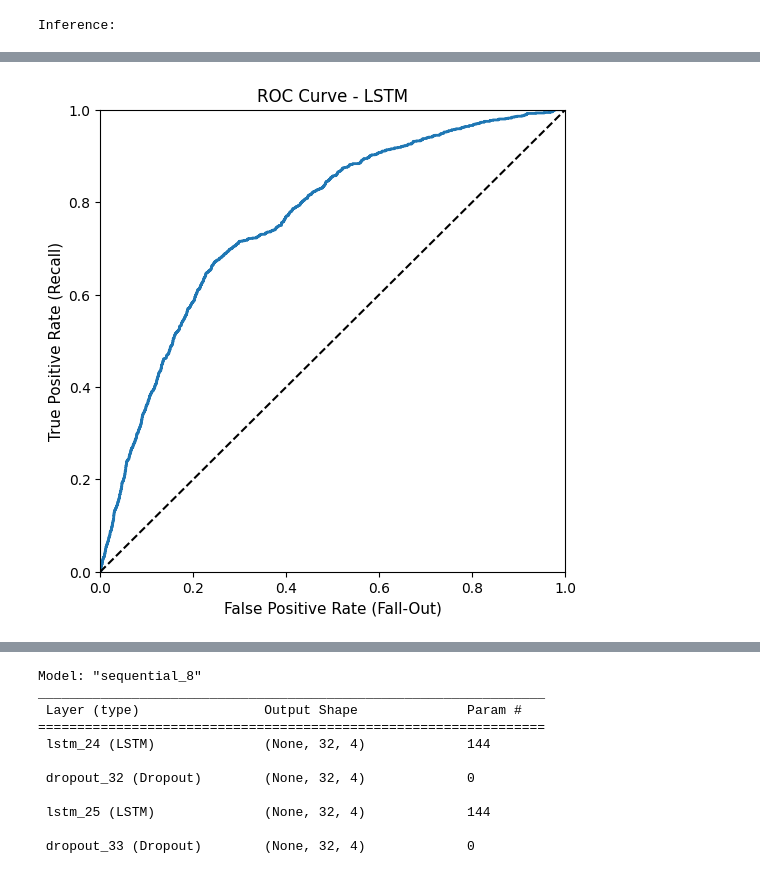
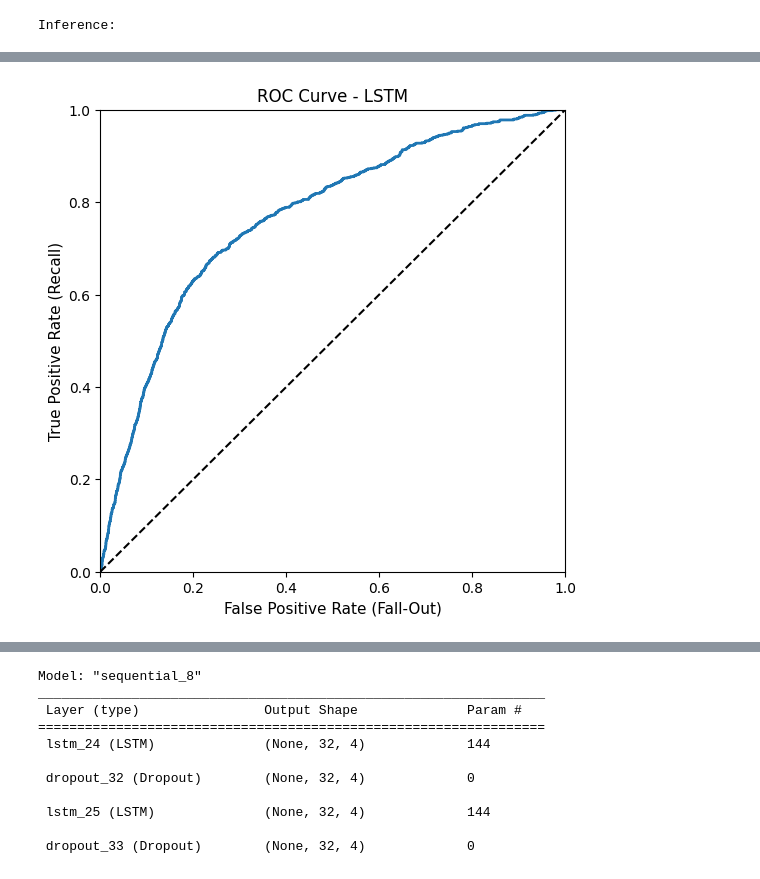
Before and after one commit to 23233408/CAPSTONE, a Jupyter notebook: Kha Huynh/ModelTraining_LSTM.ipynb, the cells around one changed output, grey strips where cells are left out. Cells and saved outputs as stored; diff of their text form; code cells hidden in the pictures.

```diff
--- a/Kha Huynh/ModelTraining_LSTM.ipynb
+++ b/Kha Huynh/ModelTraining_LSTM.ipynb
@@ -56,10 +56,7 @@ df_final['EMB_CODED'] = [x for x in df_result]
 # t0_df = pd.read_csv(df_final)
 path_t0_df = ROOT_DIR / 'data/output_csv/sequence_t4_v2.csv'
 t0_df = pd.read_csv(path_t0_df)# t0_df
-temp = t0_df.groupby(['SUBJECT_ID', 'HADM_ID']).apply(lambda x: len(x)).reset_index(name = 'count')
-temp.count = temp['count'].astype(int)
-admission_t0 = t0_df[~t0_df.HADM_ID.isin(temp[temp.count < 4]['HADM_ID'])][['SUBJECT_ID', 'HADM_ID', 'IS_SEPSIS']].drop_duplicates(["SUBJECT_ID", "HADM_ID"])
-# t0_df = t0_df.drop(columns=["SUBJECT_ID", "HADM_ID", 'level_3'])
+admission_t0 = t0_df[['SUBJECT_ID', 'HADM_ID', 'IS_SEPSIS']].drop_duplicates(["SUBJECT_ID", "HADM_ID"])
 
 X_t0_train, X_t0_test, y_t0_train, y_t0_test = train_test_split(
     admission_t0.drop('IS_SEPSIS', axis=1),  # dropping the target column for X values
@@ -90,19 +87,24 @@ X_t0_test = scaler.transform(X_t0_test)
 def ts_to_secs(X, Y, w, s, **options):
 
     ## We want the Rows of matrices show each Feature and the Columns show time points.
-    X = X.T
+    # X = X.T
 
-    m = X.shape[0]   # Data Dimension
-    ttp = X.shape[1] # Total Time Points
-    number_of_secs = int(round(((ttp - w)/s)))
+    # m = X.shape[0]   # Data Dimension
+    # ttp = X.shape[1] # Total Time Points
+    m = X.shape[1]   # Data Dimension
+    ttp = X.shape[0] # Total Time Points
+    # number_of_secs = int(round(((ttp - w)/s)))
+    number_of_secs = int(round((ttp/s)))
 
     ##  Create a 3D matrix for Storing Sections
-    secs_data = np.zeros((number_of_secs , m , w ))
+    # secs_data = np.zeros((number_of_secs , m , w ))
+    secs_data = np.zeros((number_of_secs , w , m ))
     # act_secs_labels = np.zeros(number_of_secs)
     act_secs_labels = []
     k=0
     for i in range(0 , ttp-w, s):
-        secs_data[k] = X[:, i:i+w]
+        # secs_data[k] = X[:, i:i+w]
+        secs_data[k] = X[i:i+w, :]
         # act_secs_labels[k] = y_t0_train.reset_index().iloc[0].IS_SEPSIS.astype(int)
         sub_act = [0, 0]
         true_index = Y[i].astype(int)
@@ -132,9 +134,9 @@ def data_preparation(w, s):
 
 
   ## Here we add an extra dimension to the datasets just to be ready for using with Convolution2D
-  train_data = np.expand_dims(train_data,axis=3)
+  # train_data = np.expand_dims(train_data,axis=3)
   print("[INFO] -- Shape of Training Sections:", train_data.shape)
-  test_data = np.expand_dims(test_data,axis=3)
+  # test_data = np.expand_dims(test_data,axis=3)
   print("[INFO] -- Shape of Test Sections:", test_data.shape)
 
   return train_data, act_train, test_data, act_test
@@ -450,10 +478,10 @@ model2 = load_model("weights_best_m2.hdf5")
 Inference:
 # %%
 # Predict the test set using the best random forest regressor
-y_pred = model2.predict(new_test_data)
+y_pred = model2.predict(test_data)
 
 # Plotting ROC curve
-fpr_rf_test, tpr_rf_test, thresholds_roc_rf_test = roc_curve(np.argmax(act_test, axis=1), y_pred[:, 1], pos_label=1)
+fpr_rf_test, tpr_rf_test, thresholds_roc_rf_test = roc_curve(np.argmax(y_test, axis=1), y_pred[:, 1], pos_label=1)
 auc_t0_rf = auc(fpr_rf_test, tpr_rf_test)
 print("AUC = {:.4f}".format(auc_t0_rf))
 
@@ -468 +496 @@ AUC = 0.7613
-[figure, old version]
+[figure, new version]
```
Also changed, not shown: parts of 40 cells of this notebook, 2 other files.
